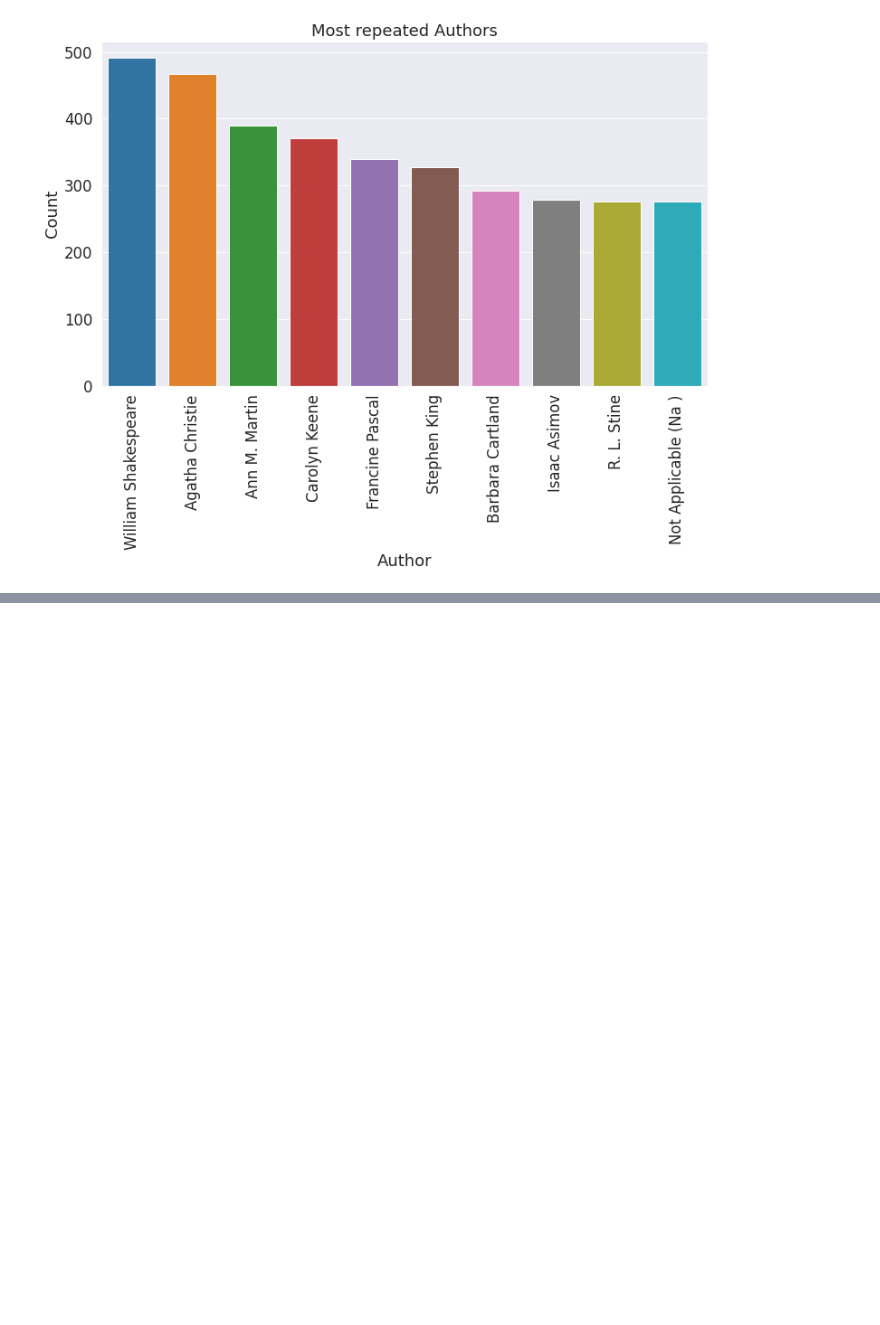
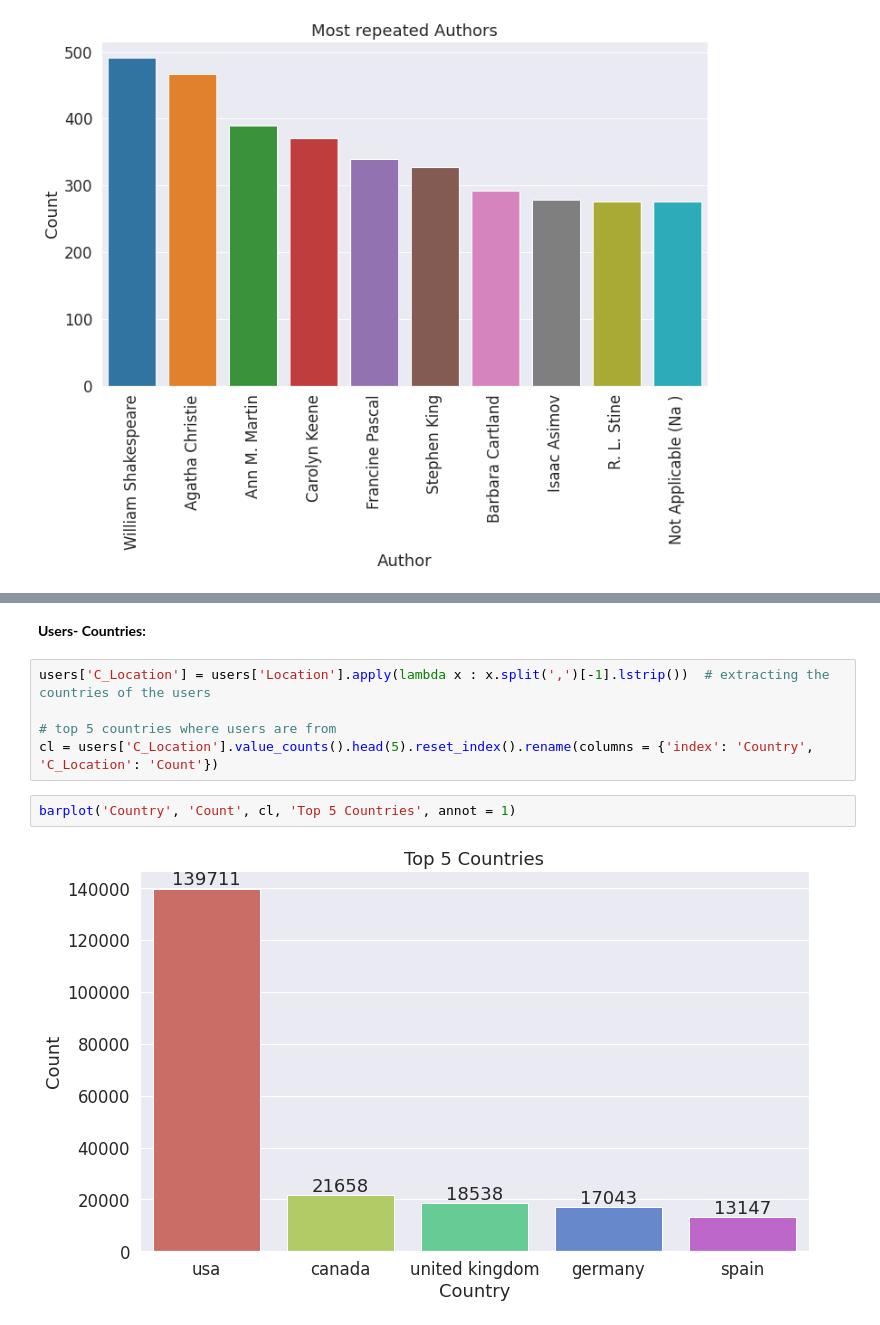
Before and after one commit to RanojoyBiswas/Book-Recommendation-System---Ranajay-Biswas, a Jupyter notebook: Book_Recommendation_System_Ranajay_Biswas.ipynb, the cells around one changed output, grey strips where cells are left out. Cells and saved outputs as stored; diff of their text form; blank space fills up the shorter version.

```diff
--- a/Book_Recommendation_System_Ranajay_Biswas.ipynb
+++ b/Book_Recommendation_System_Ranajay_Biswas.ipynb
@@ -358,0 +426,11 @@ barplot('Author', 'Count', b, 'Most repeated Authors', rot =1, pal = 'tab10')
+# %% [markdown]
+**Users- Countries:**
+# %%
+users['C_Location'] = users['Location'].apply(lambda x : x.split(',')[-1].lstrip())  # extracting the countries of the users
+
+# top 5 countries where users are from
+cl = users['C_Location'].value_counts().head(5).reset_index().rename(columns = {'index': 'Country', 'C_Location': 'Count'})
+# %%
+barplot('Country', 'Count', cl, 'Top 5 Countries', annot = 1)
+# %% [output]
+[figure, added]
```
Also changed, not shown: parts of 33 cells of this notebook.
